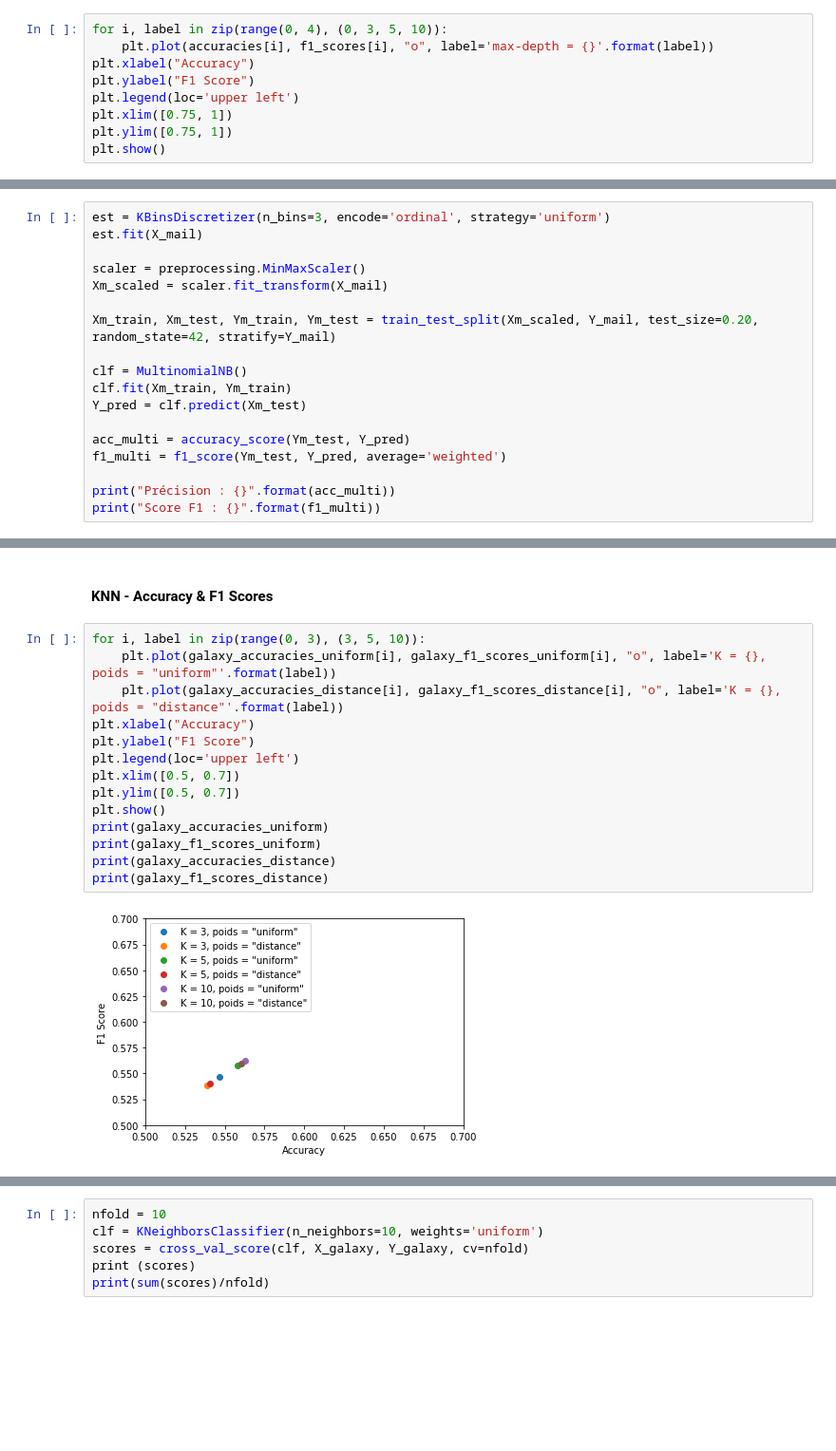
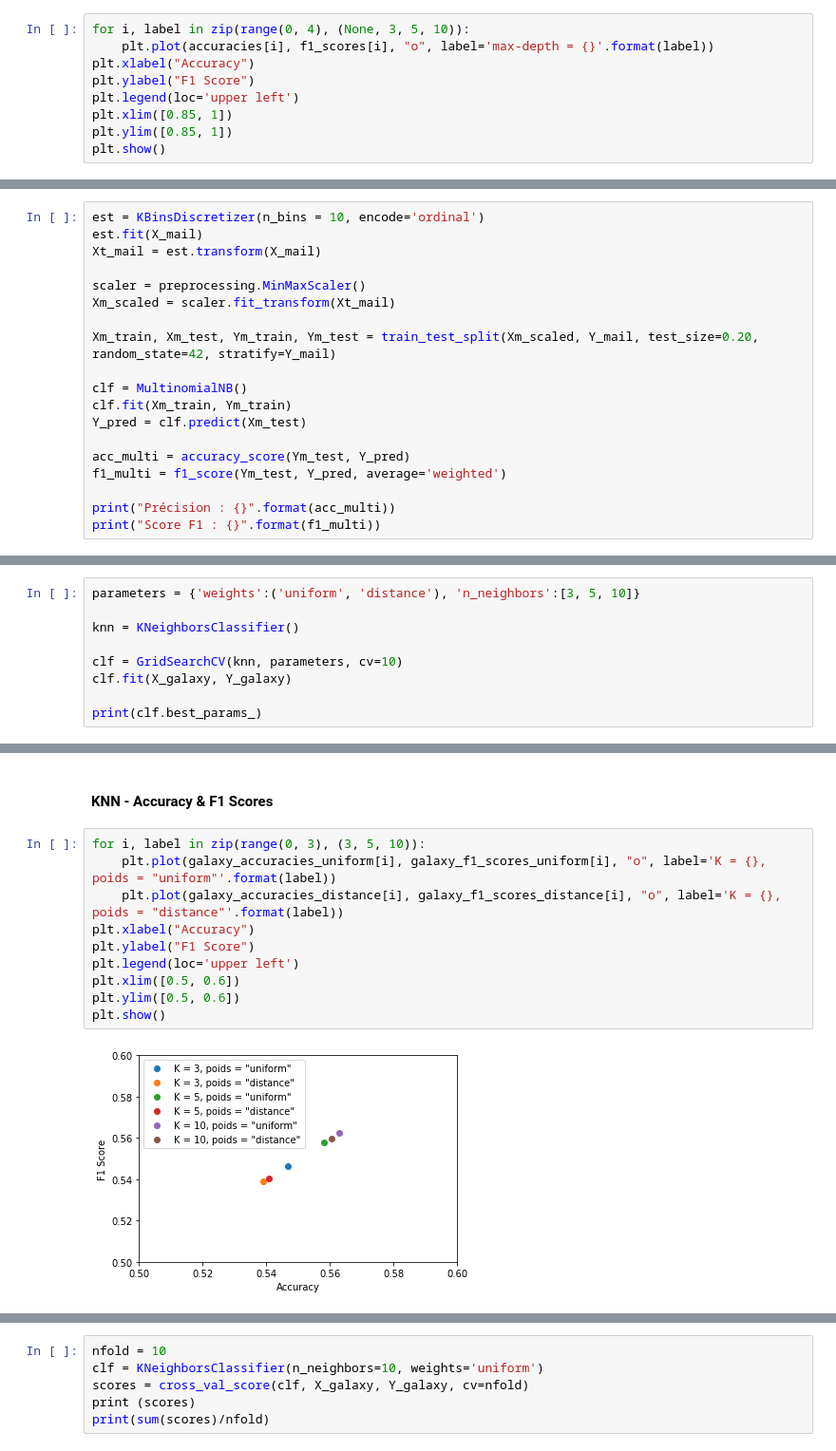
Before and after one commit to lodtan/gti770-tp2, a Jupyter notebook: GTI770-TP02.ipynb, the cells around one changed output, grey strips where cells are left out. Shown at 95% size. Cells and saved outputs as stored; diff of their text form; blank space fills up the shorter version.

```diff
--- a/GTI770-TP02.ipynb
+++ b/GTI770-TP02.ipynb
@@ -80,12 +80,12 @@ for depth in (None,3, 5, 10):
 # %% [markdown]
 ### Arbres de décision - Accuracy & F1 Score
 # %%
-for i, label in zip(range(0, 4), (0, 3, 5, 10)):
+for i, label in zip(range(0, 4), (None, 3, 5, 10)):
     plt.plot(accuracies[i], f1_scores[i], "o", label='max-depth = {}'.format(label))
 plt.xlabel("Accuracy")
 plt.ylabel("F1 Score")
 plt.legend(loc='upper left')
-plt.xlim([0.75, 1])
-plt.ylim([0.75, 1])
+plt.xlim([0.85, 1])
+plt.ylim([0.85, 1])
 plt.show()
 # %% [output]
@@ -194,9 +194,10 @@ validation hold out
 # %%
-est = KBinsDiscretizer(n_bins=3, encode='ordinal', strategy='uniform')
+est = KBinsDiscretizer(n_bins = 10, encode='ordinal')
 est.fit(X_mail)
+Xt_mail = est.transform(X_mail)
 
 scaler = preprocessing.MinMaxScaler()
-Xm_scaled = scaler.fit_transform(X_mail)
+Xm_scaled = scaler.fit_transform(Xt_mail)
 
 Xm_train, Xm_test, Ym_train, Ym_test = train_test_split(Xm_scaled, Y_mail, test_size=0.20, random_state=42, stratify=Y_mail)
 
@@ -324,0 +324,9 @@ print(clf.best_params_)
+# %%
+parameters = {'weights':('uniform', 'distance'), 'n_neighbors':[3, 5, 10]}
+
+knn = KNeighborsClassifier()
+
+clf = GridSearchCV(knn, parameters, cv=10)
+clf.fit(X_galaxy, Y_galaxy)
+
+print(clf.best_params_)
@@ -353,18 +363,14 @@ for n_neigh in (3, 5, 10):
 # %%
 for i, label in zip(range(0, 3), (3, 5, 10)):
     plt.plot(galaxy_accuracies_uniform[i], galaxy_f1_scores_uniform[i], "o", label='K = {}, poids = "uniform"'.format(label))
     plt.plot(galaxy_accuracies_distance[i], galaxy_f1_scores_distance[i], "o", label='K = {}, poids = "distance"'.format(label))
 plt.xlabel("Accuracy")
 plt.ylabel("F1 Score")
 plt.legend(loc='upper left')
-plt.xlim([0.5, 0.7])
-plt.ylim([0.5, 0.7])
+plt.xlim([0.5, 0.6])
+plt.ylim([0.5, 0.6])
 plt.show()
-print(galaxy_accuracies_uniform)
-print(galaxy_f1_scores_uniform)
-print(galaxy_accuracies_distance)
-print(galaxy_f1_scores_distance)
 # %% [output]
-[figure, old version]
+[figure, new version]
 # %% [markdown]
 #### KNN - Cross-validation
```
Also changed, not shown: parts of 42 cells of this notebook.
